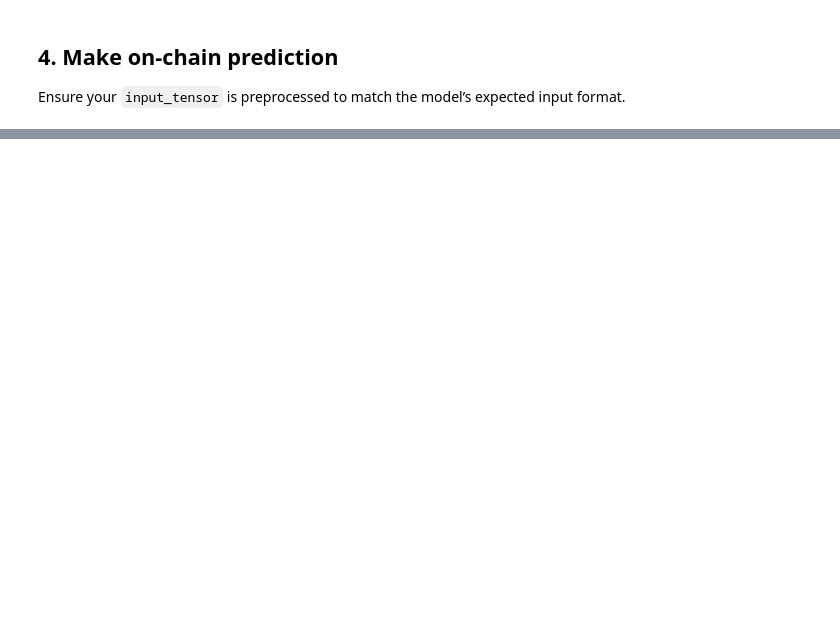
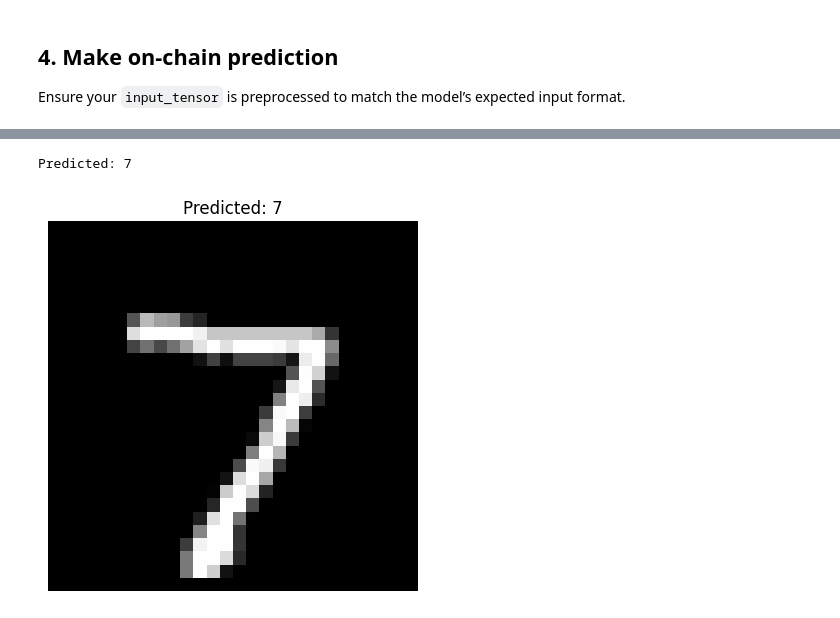
Before and after one commit to eternalai-org/eternalai, a Jupyter notebook: tutorial.ipynb, the cells around one changed output, grey strips where cells are left out. Cells and saved outputs as stored; diff of their text form; code cells hidden in the pictures; blank space fills up the shorter version.

```diff
--- a/tutorial.ipynb
+++ b/tutorial.ipynb
@@ -139,10 +151,10 @@ Model: "sequential"
 # %%
 # train the model
 
-my_lenet.fit(
-    x_train,
+lenet5_mnist.fit(
+    mnist_x_train,
     keras.utils.to_categorical(
-        y_train,
+        mnist_y_train,
         len(mnist_labels)
     ),
     batch_size=128, # my pc is strong so i set it to 128. it should be lower for weaker pc
@@ -458,8 +450,8 @@ The syntax of the command is incorrect.
 
 import eai
 # %%
-lenet5_mnist_address = eai.publish(
-    my_lenet,
+lenet5_mnist_onchain_model = eai.publish(
+    lenet5_mnist,
     model_name = "lenet5_mnist_202407"
 )
 # %% [output]
@@ -510,6 +500,7 @@ JSONDecodeError: Expecting value: line 1 column 1 (char 0)
 
 Ensure your `input_tensor` is preprocessed to match the model’s expected input format.
 # %%
-sample = x_test[0:1]
-sample.shape
+sample = mnist_x_test[0]
+print(sample.shape)
+print(sample.dtype)
 # %% [output]
@@ -524,0 +513,14 @@ WARNING:absl:You are saving your model as an HDF5 file via `model.save()` or `ke
+# %%
+
+output_tensor = eai.predict(lenet5_mnist_onchain_model.get_address(), [sample])
+print('Predicted:', mnist_labels[np.argmax(output_tensor)])
+# %% [output]
+Predicted: 7
+# %%
+# let's check
+plt.imshow(sample.reshape(28, 28), cmap='gray')
+plt.title('Predicted: {}'.format(mnist_labels[np.argmax(output_tensor)]))
+plt.axis('off')
+plt.show()
+# %% [output]
+[figure, added]
```
Also changed, not shown: parts of 33 cells of this notebook, 8 other files.
